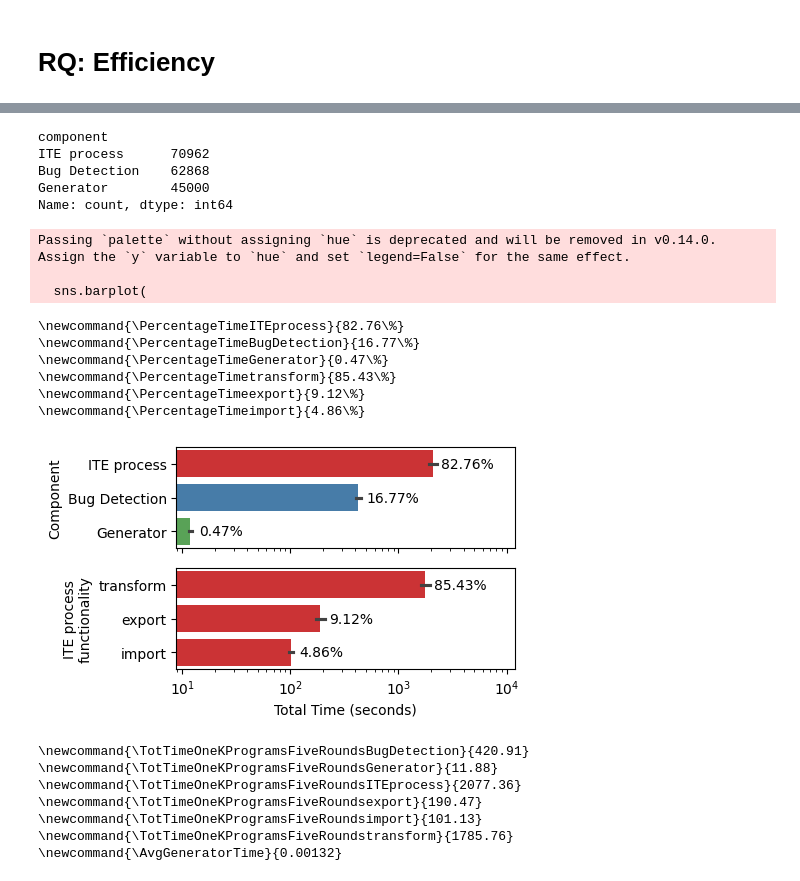
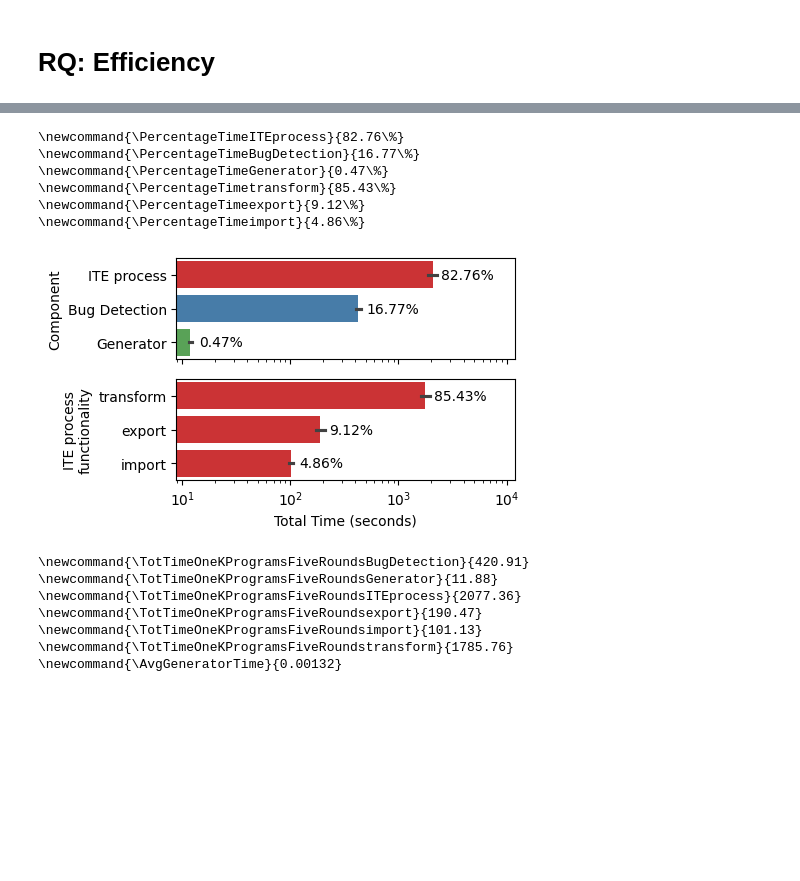
Before and after one commit to sola-st/qite-quantum-platform-testing, a Jupyter notebook: notebooks/028_RQ_Results.ipynb, the cells around one changed output, grey strips where cells are left out. Drawn from its saved outputs; the diff is of its cells as text; code cells hidden in the pictures; blank space fills up the shorter version.

```diff
--- a/notebooks/028_RQ_Results.ipynb
+++ b/notebooks/028_RQ_Results.ipynb
@@ -1936,35 +1733,0 @@ plt.show()
-# %%
-# Select columns that contain 'time' in their name
-time_columns = [col for col in all_combined_df.columns if 'time' in col and col != 'timestamp']
-provenance_columns = ["experiment_name", "_filename", "_folder"]
-
-
-
-# Create a new DataFrame with only the selected columns
-df_time_combined = all_combined_df[time_columns + provenance_columns]
-# convert all time columns to float
-df_time_combined[time_columns] = df_time_combined[time_columns].astype(float).fillna(0)
-# cap each transformation time to 10 seconds since it will not be blocking
-# because the thread returns after 10 seconds
-# df_time_combined["transformation_time"] = df_time_combined["transformation_time"].clip(upper=10)
-
-df_time_combined["component"] = df_time_combined["_folder"].apply(
-    lambda x: {
-        "metadata": "ITE process",
-        "error": "ITE process",
-        "generation_time": "Generator",
-        "converter_metadata": "Generator",
-        "converter_error": "Generator",
-        "comparison": "Bug Detection",
-        "comparison_1": "Bug Detection",
-        "comparison_2": "Bug Detection",
-        "comparison_3": "Bug Detection",
-        "comparison_4": "Bug Detection",
-        "comparison_5": "Bug Detection"
-    }.get(x, "Unknown")
-)
-
-# unstack melt all the columns with time
-df_time = df_time_combined.melt(id_vars=["experiment_name", "_filename", "_folder", "component"], var_name="time_type", value_name="time")
-df_time.info()
-df_time.head()
@@ -2001,11 +1734,3 @@ See the caveats in the documentation: https://pandas.pydata.org/pandas-docs/stab
-# %%
-df_time.component.value_counts()
-# %% [output]
-component
-ITE process      70962
-Bug Detection    62868
-Generator        45000
-Name: count, dtype: int64
 # %%
 import seaborn as sns
 import matplotlib.pyplot as plt
@@ -2030,7 +1755,7 @@ fig, axes = plt.subplots(
 # Plot histogram for total time spent in each component
 sns.barplot(
     data=component_time.sort_values(by='time', ascending=False),
-    x='time', y='component', ax=axes[0],
+    x='time', y='component', ax=axes[0], hue="component",
     legend=False, palette='Set1')
 axes[0].set_xlabel('Total Time (seconds)')
 axes[0].set_ylabel('Component')
@@ -2048,7 +1773,7 @@ for p, component_label in zip(axes[0].patches, axes[0].get_yticklabels()):
     component = ''.join(filter(str.isalpha, component_label.get_text()))
     print(
         f"\\newcommand{{\\PercentageTime{component}}}{{" + f"{percentage:.2f}\\%}}")
-axes[0].set_xlim(0, max_time * 5)
+axes[0].set_xlim(right=max_time * 5)
 
 # Plot histogram for total time spent in each time_type
 
@@ -2097,50 +1822,47 @@ total_time_per_component = component_time.groupby(
 total_time_per_component = total_time_per_component.groupby('component')[
     'time'].mean().reset_index()
 
 # Calculate sum total time spent in each time_type
 total_time_per_time_type = time_type_time.groupby(
     ['time_type', 'experiment_name'])['time'].sum().reset_index()
 total_time_per_time_type = total_time_per_time_type.groupby('time_type')[
     'time'].mean().reset_index()
 
 # Print LaTeX commands for sum total time spent in each component
 for _, row in total_time_per_component.iterrows():
     component = ''.join(filter(str.isalpha, row['component']))
     time = row['time']
     print(
         f"\\newcommand{{\\TotTimeOneKProgramsFiveRounds{component}}}{{{time:.2f}}}")
 
 # Print LaTeX commands for sum total time spent in each time_type
 for _, row in total_time_per_time_type.iterrows():
     time_type = ''.join(filter(str.isalpha, row['time_type']))
     time = row['time']
     print(
         f"\\newcommand{{\\TotTimeOneKProgramsFiveRounds{time_type}}}{{{time:.2f}}}")
 
 
 # time to gnerate a program by generator
 component_time = df_time.groupby(['component'])[
     'time'].mean()
 avg_generator_time = component_time['Generator']
 print(f"\\newcommand{{\\AvgGeneratorTime}}{{{avg_generator_time:.5f}}}")
 # %% [output]
-Passing `palette` without assigning `hue` is deprecated and will be removed in v0.14.0. Assign the `y` variable to `hue` and set `legend=False` for the same effect.
-
-  sns.barplot(
+\newcommand{\PercentageTimeITEprocess}{82.76\%}
+\newcommand{\PercentageTimeBugDetection}{16.77\%}
+\newcommand{\PercentageTimeGenerator}{0.47\%}
+\newcommand{\PercentageTimetransform}{85.43\%}
+\newcommand{\PercentageTimeexport}{9.12\%}
+\newcommand{\PercentageTimeimport}{4.86\%}
+[figure]
-\newcommand{\PercentageTimeITEprocess}{82.76\%}
-\newcommand{\PercentageTimeBugDetection}{16.77\%}
-\newcommand{\PercentageTimeGenerator}{0.47\%}
-\newcommand{\PercentageTimetransform}{85.43\%}
-\newcommand{\PercentageTimeexport}{9.12\%}
-\newcommand{\PercentageTimeimport}{4.86\%}
+\newcommand{\TotTimeOneKProgramsFiveRoundsBugDetection}{420.91}
+\newcommand{\TotTimeOneKProgramsFiveRoundsGenerator}{11.88}
+\newcommand{\TotTimeOneKProgramsFiveRoundsITEprocess}{2077.36}
+\newcommand{\TotTimeOneKProgramsFiveRoundsexport}{190.47}
+\newcommand{\TotTimeOneKProgramsFiveRoundsimport}{101.13}
+\newcommand{\TotTimeOneKProgramsFiveRoundstransform}{1785.76}
+\newcommand{\AvgGeneratorTime}{0.00132}
-[figure]
-\newcommand{\TotTimeOneKProgramsFiveRoundsBugDetection}{420.91}
-\newcommand{\TotTimeOneKProgramsFiveRoundsGenerator}{11.88}
-\newcommand{\TotTimeOneKProgramsFiveRoundsITEprocess}{2077.36}
-\newcommand{\TotTimeOneKProgramsFiveRoundsexport}{190.47}
-\newcommand{\TotTimeOneKProgramsFiveRoundsimport}{101.13}
-\newcommand{\TotTimeOneKProgramsFiveRoundstransform}{1785.76}
-\newcommand{\AvgGeneratorTime}{0.00132}
 # %%
 from datetime import datetime
 print("End of execution: ", datetime.now())
```
Also changed, not shown: parts of 39 cells of this notebook.
